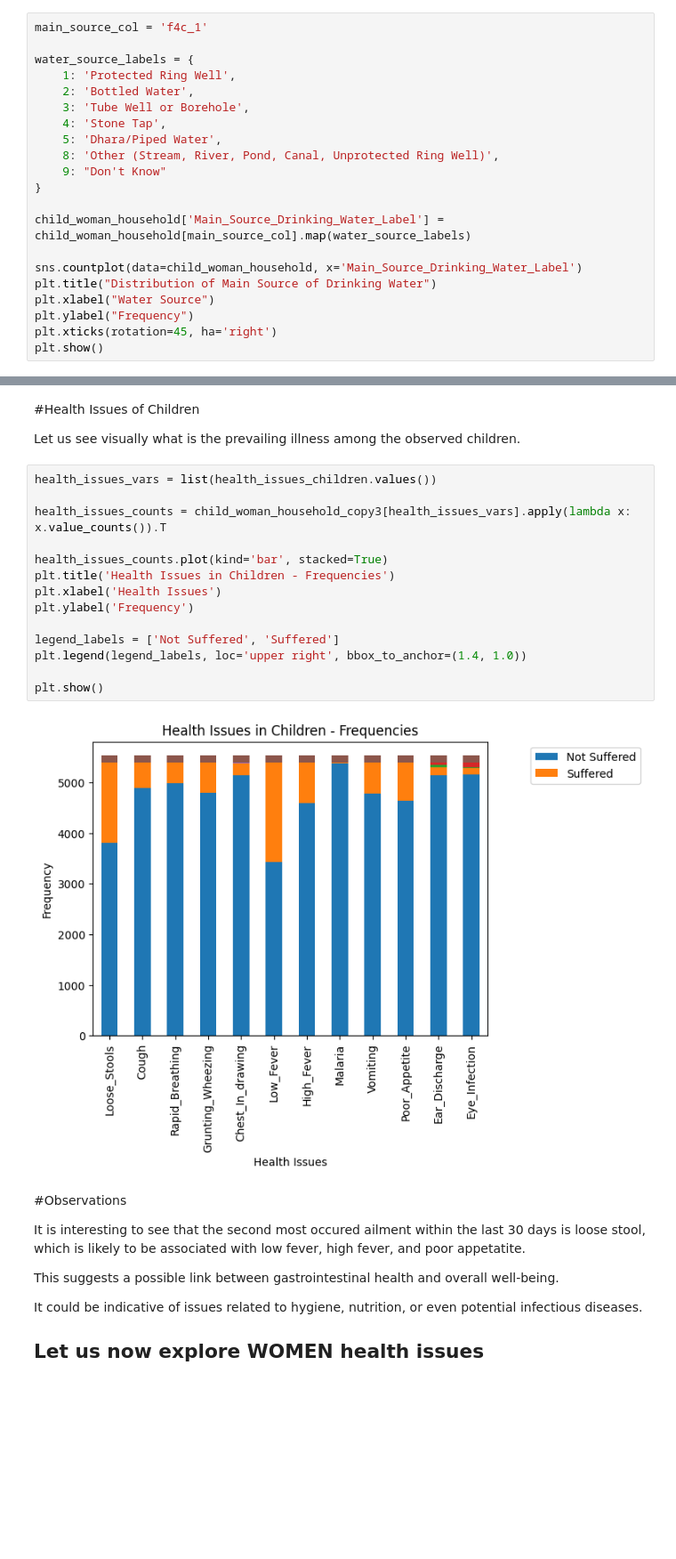
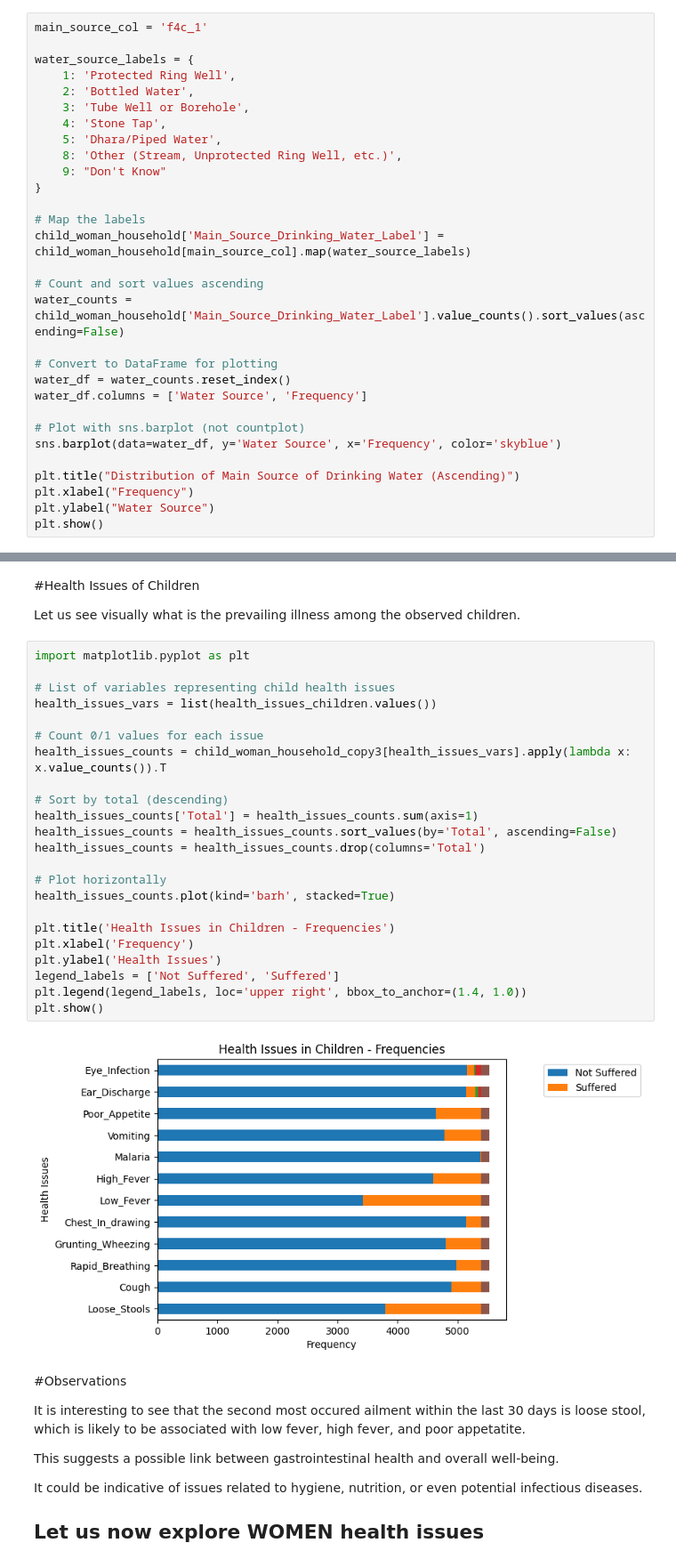
Before and after one commit to nurshat-ababakirov/poshan-food-insecurity, a Jupyter notebook: notebooks/poshan_workflow.ipynb, the cells around one changed output, grey strips where cells are left out. Shown at 89% size. Drawn from its saved outputs; the diff is of its cells as text; blank space fills up the shorter version.

```diff
--- a/notebooks/poshan_workflow.ipynb
+++ b/notebooks/poshan_workflow.ipynb
@@ -1036,16 +1010,25 @@ water_source_labels = {
     3: 'Tube Well or Borehole',
     4: 'Stone Tap',
     5: 'Dhara/Piped Water',
-    8: 'Other (Stream, River, Pond, Canal, Unprotected Ring Well)',
+    8: 'Other (Stream, Unprotected Ring Well, etc.)',
     9: "Don't Know"
 }
 
+# Map the labels
 child_woman_household['Main_Source_Drinking_Water_Label'] = child_woman_household[main_source_col].map(water_source_labels)
 
-sns.countplot(data=child_woman_household, x='Main_Source_Drinking_Water_Label')
-plt.title("Distribution of Main Source of Drinking Water")
-plt.xlabel("Water Source")
-plt.ylabel("Frequency")
-plt.xticks(rotation=45, ha='right')
+# Count and sort values ascending
+water_counts = child_woman_household['Main_Source_Drinking_Water_Label'].value_counts().sort_values(ascending=False)
+
+# Convert to DataFrame for plotting
+water_df = water_counts.reset_index()
+water_df.columns = ['Water Source', 'Frequency']
+
+# Plot with sns.barplot (not countplot)
+sns.barplot(data=water_df, y='Water Source', x='Frequency', color='skyblue')
+
+plt.title("Distribution of Main Source of Drinking Water (Ascending)")
+plt.xlabel("Frequency")
+plt.ylabel("Water Source")
 plt.show()
 # %% [output]
@@ -1129,21 +1112,30 @@ child_woman_household_copy3[['Loose_Stools', 'Cough']]
 
 Let us see visually what is the prevailing illness among the observed children.
 # %%
+import matplotlib.pyplot as plt
+
+# List of variables representing child health issues
 health_issues_vars = list(health_issues_children.values())
 
+# Count 0/1 values for each issue
 health_issues_counts = child_woman_household_copy3[health_issues_vars].apply(lambda x: x.value_counts()).T
 
-health_issues_counts.plot(kind='bar', stacked=True)
+# Sort by total (descending)
+health_issues_counts['Total'] = health_issues_counts.sum(axis=1)
+health_issues_counts = health_issues_counts.sort_values(by='Total', ascending=False)
+health_issues_counts = health_issues_counts.drop(columns='Total')
+
+# Plot horizontally
+health_issues_counts.plot(kind='barh', stacked=True)
+
 plt.title('Health Issues in Children - Frequencies')
-plt.xlabel('Health Issues')
-plt.ylabel('Frequency')
-
+plt.xlabel('Frequency')
+plt.ylabel('Health Issues')
 legend_labels = ['Not Suffered', 'Suffered']
 plt.legend(legend_labels, loc='upper right', bbox_to_anchor=(1.4, 1.0))
-
 plt.show()
 # %% [output]
-[figure, old version]
+[figure, new version]
 # %% [markdown]
 #Observations
 
```
Also changed, not shown: parts of 10 cells of this notebook.
